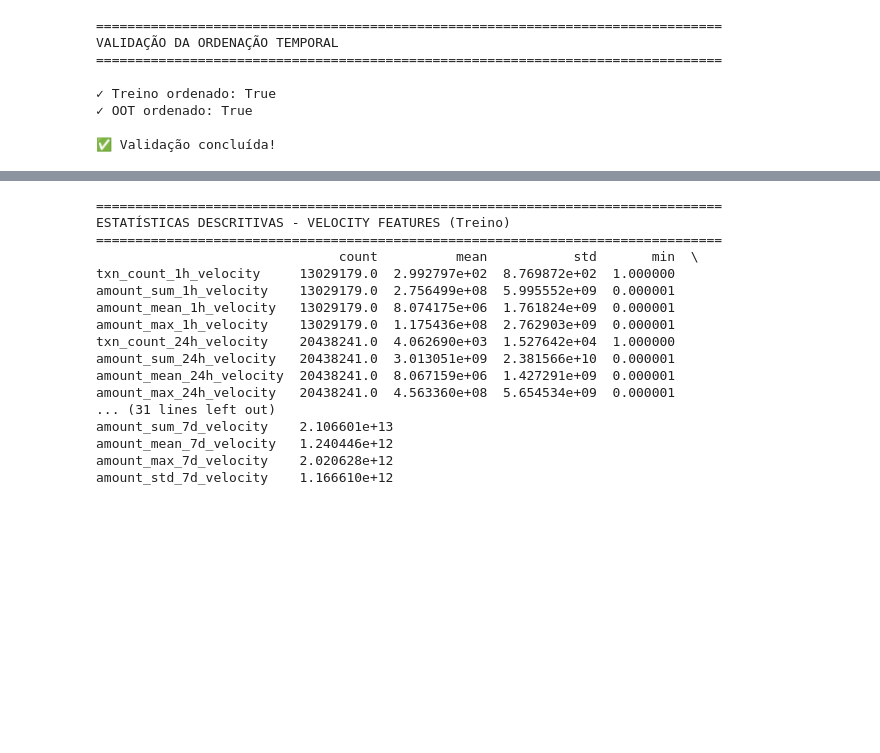
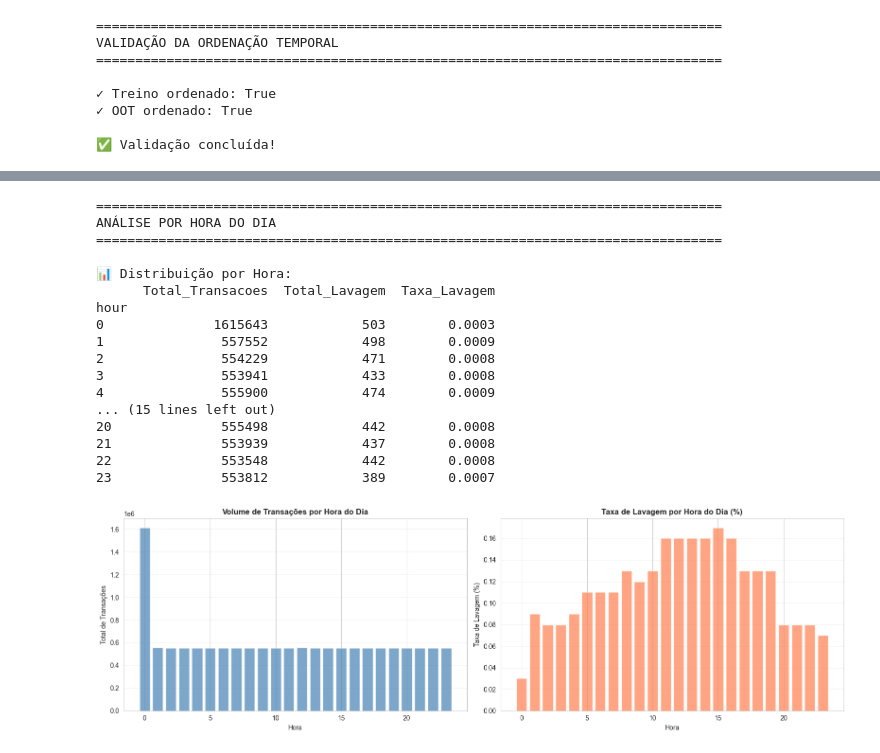
Before and after one commit to uniesecruz/anti_money_laundering, a Jupyter notebook: money_laundering/notebooks/05_feature_engineering.ipynb, the cells around one changed output, grey strips where cells are left out. Cells and saved outputs as stored; diff of their text form; code cells hidden in the pictures; blank space fills up the shorter version.

```diff
--- a/money_laundering/notebooks/05_feature_engineering.ipynb
+++ b/money_laundering/notebooks/05_feature_engineering.ipynb
@@ -282,27 +341,54 @@ CATEGORIAS DE FEATURES GERADAS
 # %%
-# Estatísticas descritivas das novas features
+# Estatísticas por hora do dia
 print("="*80)
-print("ESTATÍSTICAS DESCRITIVAS - VELOCITY FEATURES (Treino)")
+print("ANÁLISE POR HORA DO DIA")
 print("="*80)
 
-if velocity_features:
-    print(df_treino_fe[velocity_features].describe().T)
+hour_analysis = df_treino_fe.groupby('hour').agg({
+    'Is Laundering': ['count', 'sum', 'mean']
+}).round(4)
+
+hour_analysis.columns = ['Total_Transacoes', 'Total_Lavagem', 'Taxa_Lavagem']
+
+print(f"\n📊 Distribuição por Hora:")
+print(hour_analysis)
+
+# Visualização
+fig, axes = plt.subplots(1, 2, figsize=(16, 5))
+
+# Volume por hora
+axes[0].bar(hour_analysis.index, hour_analysis['Total_Transacoes'], color='steelblue', alpha=0.7)
+axes[0].set_title('Volume de Transações por Hora do Dia', fontsize=12, fontweight='bold')
+axes[0].set_xlabel('Hora')
+axes[0].set_ylabel('Total de Transações')
+axes[0].grid(True, alpha=0.3, axis='y')
+
+# Taxa de lavagem por hora
+axes[1].bar(hour_analysis.index, hour_analysis['Taxa_Lavagem'] * 100, color='coral', alpha=0.7)
+axes[1].set_title('Taxa de Lavagem por Hora do Dia (%)', fontsize=12, fontweight='bold')
+axes[1].set_xlabel('Hora')
+axes[1].set_ylabel('Taxa de Lavagem (%)')
+axes[1].grid(True, alpha=0.3, axis='y')
+
+plt.tight_layout()
+plt.show()
 # %% [output]
 ================================================================================
-ESTATÍSTICAS DESCRITIVAS - VELOCITY FEATURES (Treino)
+ANÁLISE POR HORA DO DIA
 ================================================================================
-                               count          mean           std       min  \
-txn_count_1h_velocity     13029179.0  2.992797e+02  8.769872e+02  1.000000
-amount_sum_1h_velocity    13029179.0  2.756499e+08  5.995552e+09  0.000001
-amount_mean_1h_velocity   13029179.0  8.074175e+06  1.761824e+09  0.000001
-amount_max_1h_velocity    13029179.0  1.175436e+08  2.762903e+09  0.000001
-txn_count_24h_velocity    20438241.0  4.062690e+03  1.527642e+04  1.000000
-amount_sum_24h_velocity   20438241.0  3.013051e+09  2.381566e+10  0.000001
-amount_mean_24h_velocity  20438241.0  8.067159e+06  1.427291e+09  0.000001
-amount_max_24h_velocity   20438241.0  4.563360e+08  5.654534e+09  0.000001
-... (31 lines left out)
-amount_sum_7d_velocity    2.106601e+13
-amount_mean_7d_velocity   1.240446e+12
-amount_max_7d_velocity    2.020628e+12
-amount_std_7d_velocity    1.166610e+12
+
+📊 Distribuição por Hora:
+      Total_Transacoes  Total_Lavagem  Taxa_Lavagem
+hour
+0              1615643            503        0.0003
+1               557552            498        0.0009
+2               554229            471        0.0008
+3               553941            433        0.0008
+4               555900            474        0.0009
+... (15 lines left out)
+20              555498            442        0.0008
+21              553939            437        0.0008
+22              553548            442        0.0008
+23              553812            389        0.0007
+[figure, added]
 # %%
```
Also changed, not shown: parts of 16 cells of this notebook, 23 other files.
